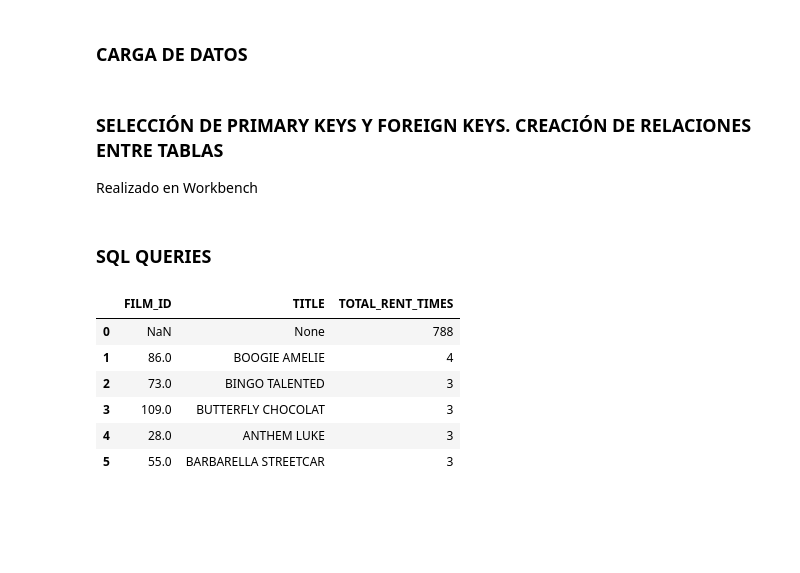
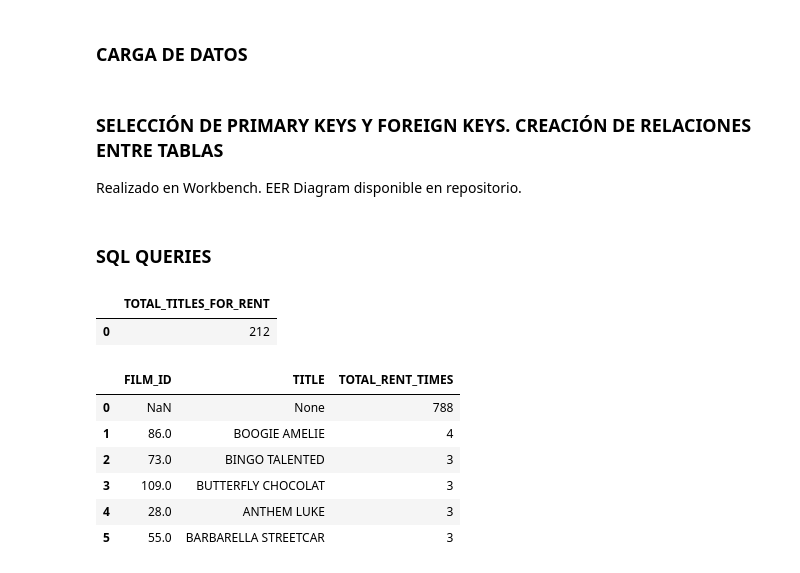
Before and after one commit to Davidteje/w3-database-project, a Jupyter notebook: src/SQL.ipynb, the cells around one changed output. Saved outputs shown, nothing was run; the diff lists cells and outputs as text; code cells hidden in the pictures; blank space fills up the shorter version.

```diff
--- a/src/SQL.ipynb
+++ b/src/SQL.ipynb
@@ -46,9 +46,24 @@ cursor=create_engine(str_conn)
 #df_lang.to_sql(name='language', con=cursor, if_exists='replace', index=False)
 # %% [markdown]
 ### SELECCIÓN DE PRIMARY KEYS Y FOREIGN KEYS. CREACIÓN DE RELACIONES ENTRE TABLAS
-Realizado en Workbench
+Realizado en Workbench. EER Diagram disponible en repositorio.
 # %% [markdown]
 ### SQL QUERIES
+# %%
+#1 CUÁNTAS PELÍCULAS DE LA TABLA PELÍCULAS ESTÁN SIENDO ALQUILADAS?
+pd.read_sql('''
+
+SELECT COUNT(R.RENTAL_ID) AS TOTAL_TITLES_FOR_RENT FROM RENTAL AS R
+INNER JOIN INVENTORY AS I
+ON R.INVENTORY_ID = I.INVENTORY_ID
+INNER JOIN FILM AS F
+ON I.FILM_ID = F.FILM_ID
+
+
+''', cursor)
+# %% [output]
+|  | TOTAL_TITLES_FOR_RENT |
+| 0 | 212 |
 # %%
 #1 CUALES SON LAS 5 PELÍCULAS MÁS ALQUILADAS?
 pd.read_sql('''
```
Also changed, not shown: 1 other file.
